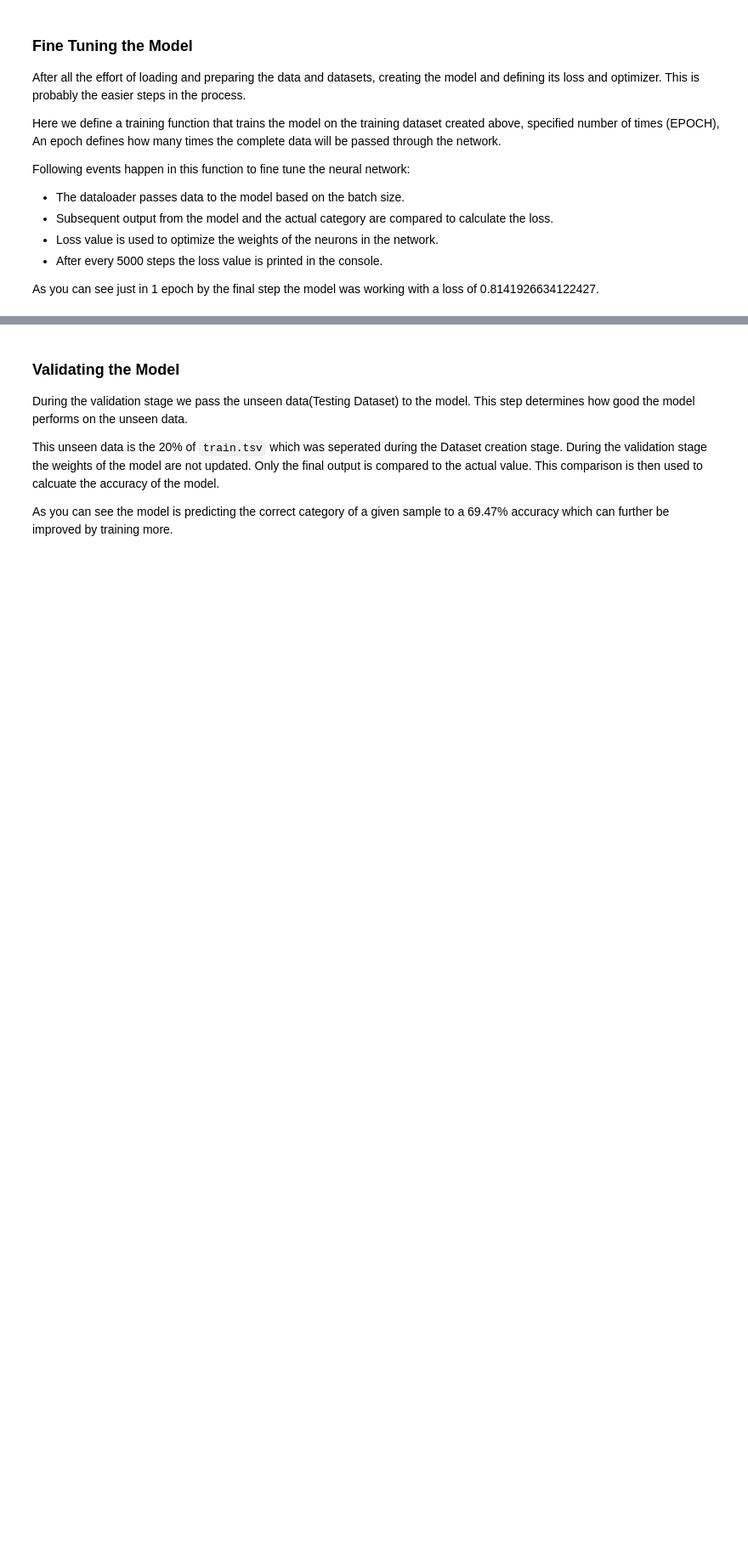
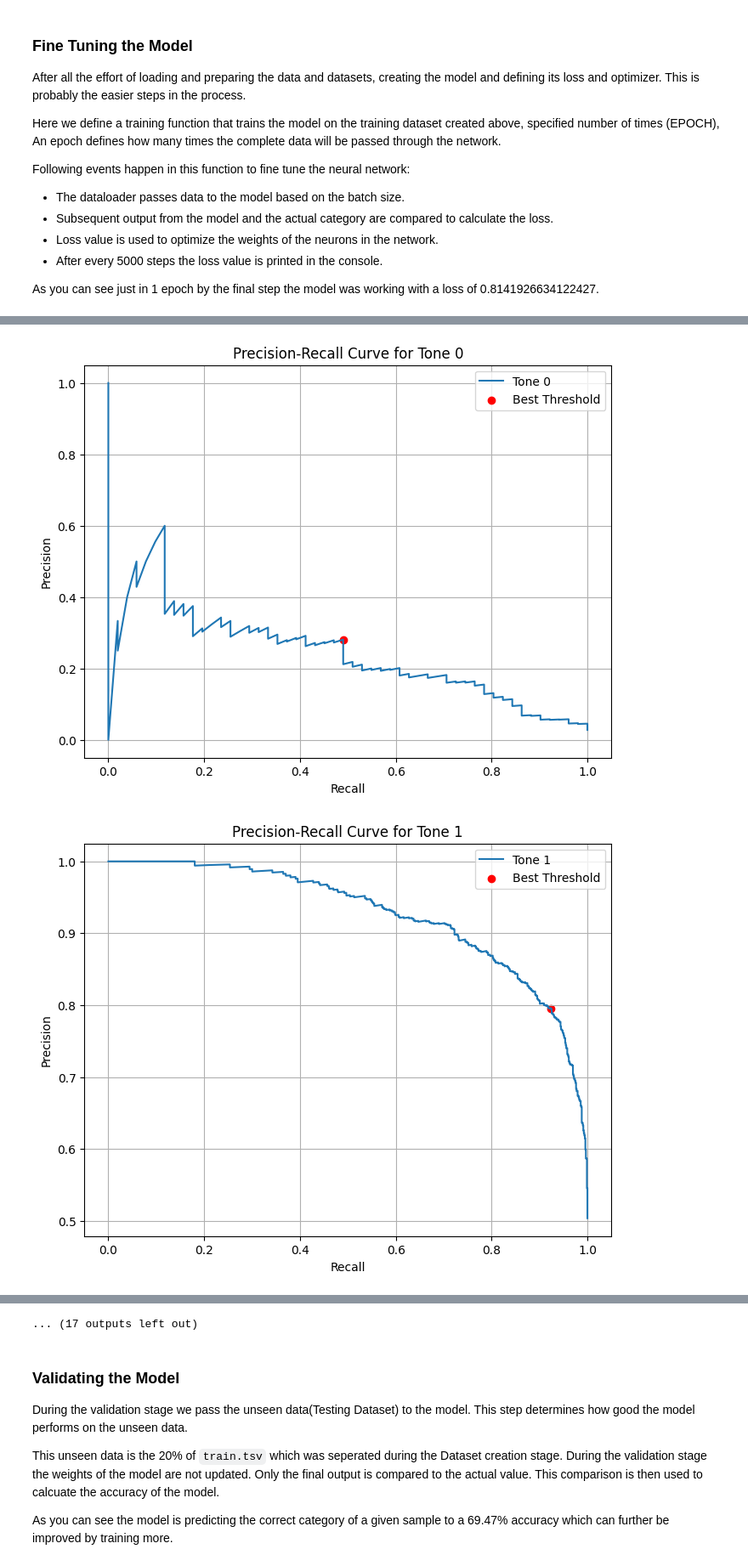
Before and after one commit to TejaPravs/homework2, a Jupyter notebook: Emotional_tone_prediction_in_movies_using_roberta.ipynb, the cells around one changed output, grey strips where cells are left out. Shown at 85% size. Drawn from its saved outputs; the diff is of its cells as text; code cells hidden in the pictures; blank space fills up the shorter version.

```diff
--- a/Emotional_tone_prediction_in_movies_using_roberta.ipynb
+++ b/Emotional_tone_prediction_in_movies_using_roberta.ipynb
@@ -612,0 +660,18 @@ tensor([[0, 1, 0, 0, 0, 1, 0, 0, 0, 0, 1, 0, 0, 0, 0, 0],
+# %%
+# Loop through each tone to check precision and recall at the best threshold
+for tone_idx, pr_data in pr_curves.items():
+    best_threshold = best_thresholds[tone_idx]
+    thresholds = pr_data['thresholds']
+
+    # Find the index of the best threshold
+    best_idx = (thresholds == best_threshold).nonzero()[0][0]
+
+    # Get precision and recall at the best threshold
+    best_precision = pr_data['precision'][best_idx]
+    best_recall = pr_data['recall'][best_idx]
+
+    print(f"Tone {tone_idx}:")
+    print(f"  Best Threshold: {best_threshold}")
+    print(f"  Precision at Best Threshold: {best_precision}")
+    print(f"  Recall at Best Threshold: {best_recall}")
+    print()
@@ -612,0 +696,21 @@ tensor([[0, 1, 0, 0, 0, 1, 0, 0, 0, 0, 1, 0, 0, 0, 0, 0],
+# %%
+# Plot PR curves with best thresholds
+for tone_idx, pr_data in pr_curves.items():
+    best_threshold = best_thresholds[tone_idx]
+    precision, recall, thresholds = pr_data['precision'], pr_data['recall'], pr_data['thresholds']
+
+    # Find the index of the best threshold
+    best_idx = (thresholds == best_threshold).nonzero()[0][0]
+
+    plt.figure(figsize=(8, 6))
+    plt.plot(recall, precision, label=f'Tone {tone_idx}')
+    plt.scatter(recall[best_idx], precision[best_idx], color='red', label='Best Threshold')
+    plt.title(f'Precision-Recall Curve for Tone {tone_idx}')
+    plt.xlabel('Recall')
+    plt.ylabel('Precision')
+    plt.legend()
+    plt.grid()
+    plt.show()
+# %% [output]
+[figure, added]
+[figure, added]
@@ -613,3 +727,4 @@ tensor([[0, 1, 0, 0, 0, 1, 0, 0, 0, 0, 1, 0, 0, 0, 0, 0],
+... (17 outputs left out)
 # %% [markdown]
 <a id='section06'></a>
 ### Validating the Model
```
Also changed, not shown: parts of 14 cells of this notebook.
